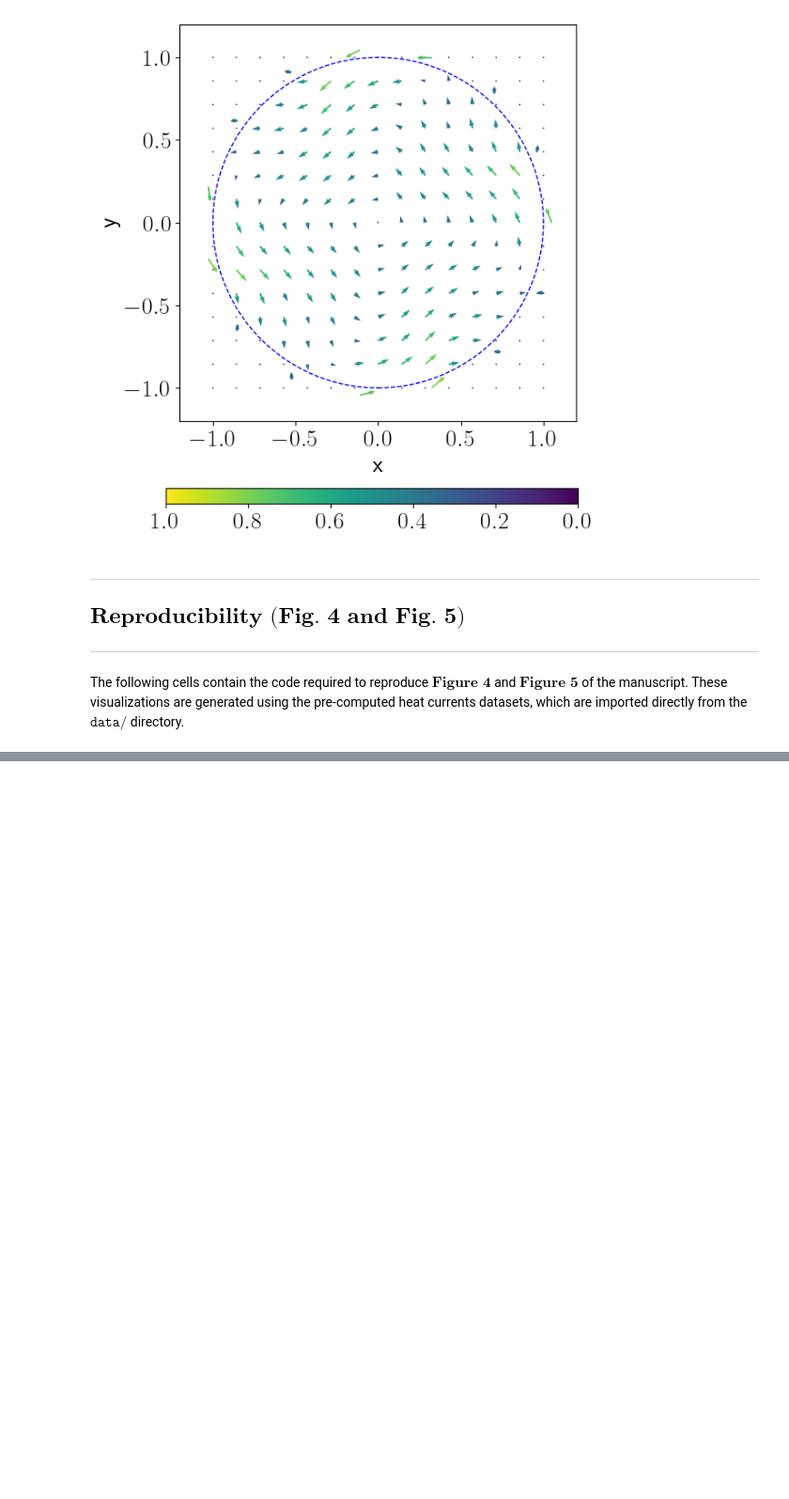
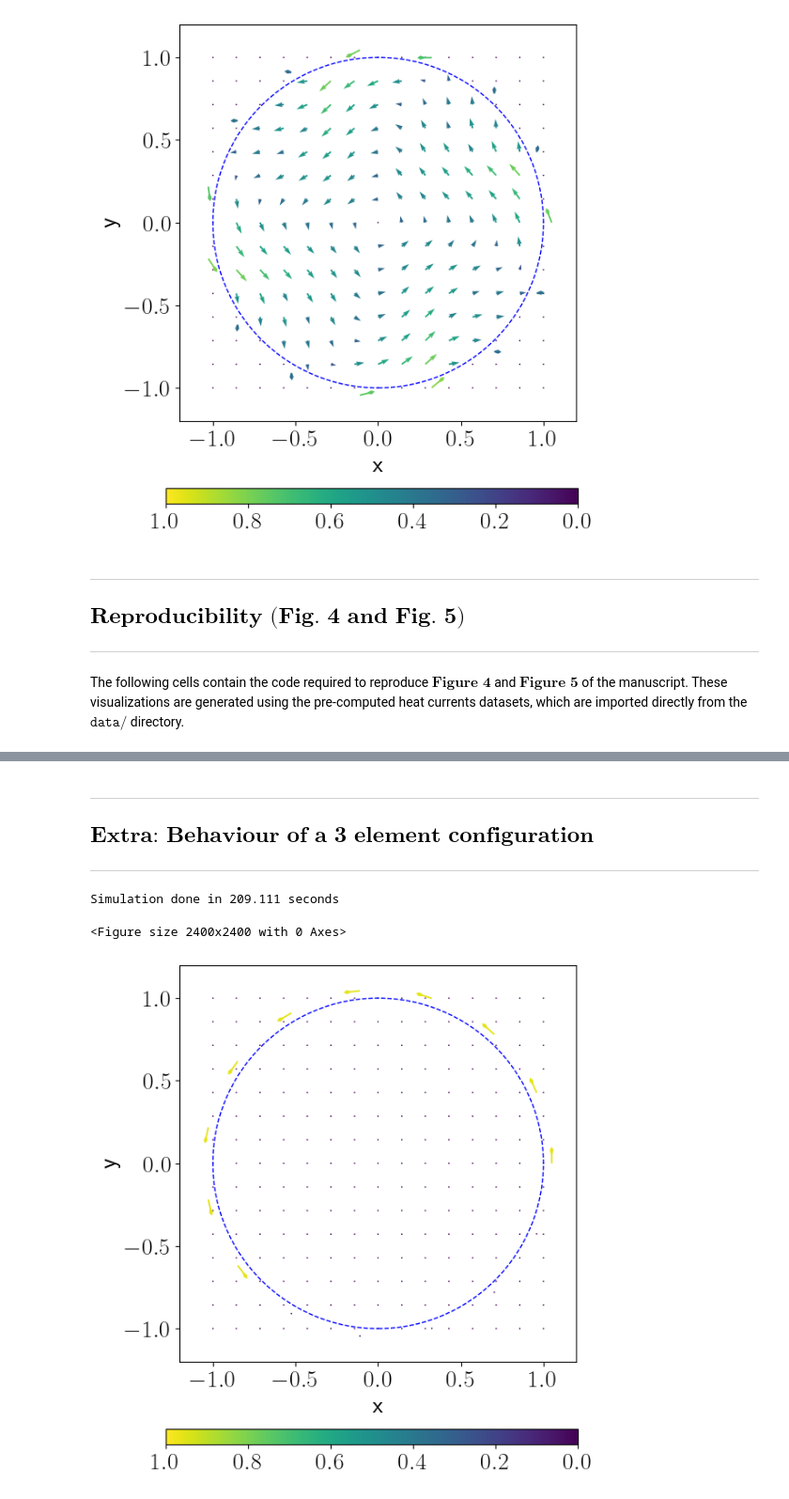
Before and after one commit to GuillemMasdemont/Far-field-heat-transfer-and-monochromatic-heat-currents-in-a-cylindrical-nonreciprocal-cavity, a Jupyter notebook: Codes/Simulation_monochromatic_currents/notebook_MonochromaticCurrents.ipynb, the cells around one changed output, grey strips where cells are left out. Shown at 94% size. Cells and saved outputs as stored; diff of their text form; code cells hidden in the pictures; blank space fills up the shorter version.

```diff
--- a/Codes/Simulation_monochromatic_currents/notebook_MonochromaticCurrents.ipynb
+++ b/Codes/Simulation_monochromatic_currents/notebook_MonochromaticCurrents.ipynb
@@ -416,0 +415,43 @@ plt.show()
+# %% [markdown]
+______________
+## $\textbf{Extra: Behaviour of a 3 element configuration}$
+______________
+# %%
+#3 element configuration: Equilibrium, 1 reciprocal + 2 on-off.
+
+def e(theta, phi, alpha):
+    #we scale phi to [0, 2pi]
+    if (alpha + np.pi/8) % (2 * np.pi) < 4/3 * np.pi:
+        if theta < 0:
+            theta = -theta
+            phi = phi + np.pi
+
+        phi = phi % (2 * np.pi)
+        x = np.cos(phi) * np.sin(theta)
+        return 1/np.pi * (np.arctan(30*x) + np.pi/2)
+    else:
+        return 1.0
+
+def a(theta, phi, alpha):
+    if (alpha + np.pi/8) % (2 * np.pi) < 4/3 * np.pi:
+        return e(theta, phi + np.pi, alpha)
+    else:
+        return 1.0
+
+def R(theta, phi, alpha):
+    return 1 - a(theta, phi, alpha)
+
+
+#PARAMETERS
+tol = 10**(-2) #Ray decay tolerance.
+dpi_alpha_values = 15 # number of arrows in the contour.
+dpi_x_values = 15 # number of arrows inside the circle
+dpi_y_values = dpi_x_values
+dpi_angles = 100 #resolution of scattering angles.
+
+#Compute and plot results
+U,V, U_contour, V_contour = heat_current_vector_field_plotter(dpi_x_values, dpi_y_values, dpi_angles, dpi_alpha_values, tol, e, a, R)
+# %% [output]
+Simulation done in 209.111 seconds
+<Figure size 2400x2400 with 0 Axes>
+[figure, added]
```
Also changed, not shown: parts of 7 cells of this notebook, 14 other files.
